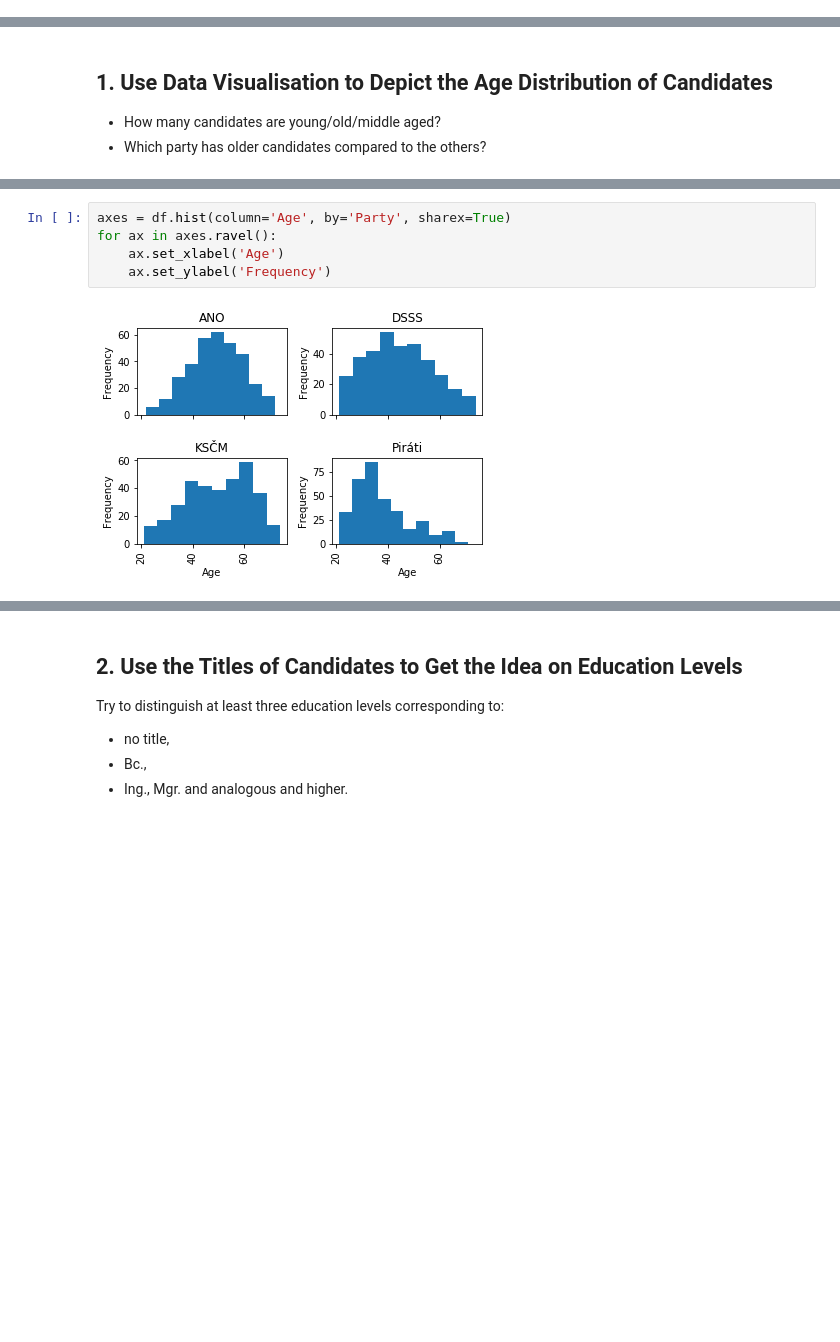
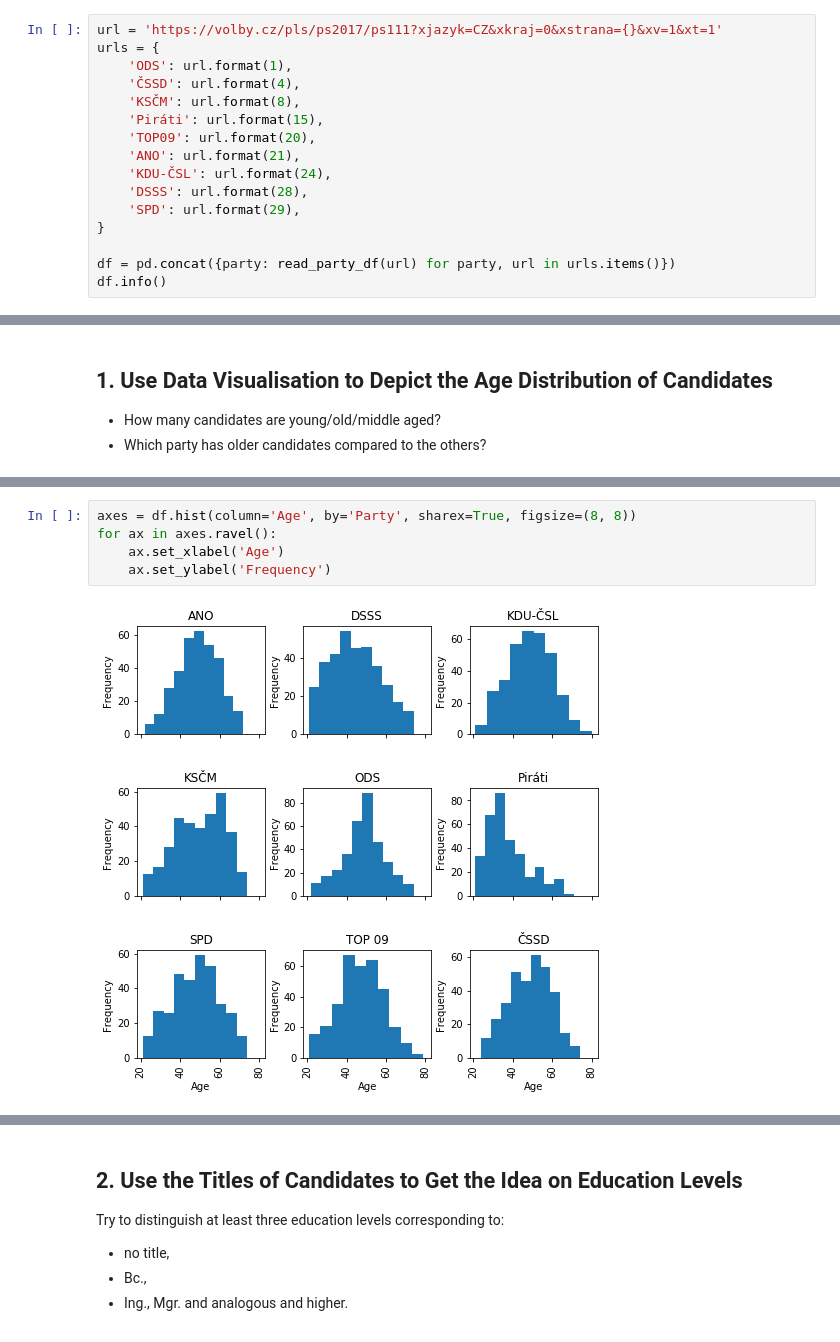
Before and after one commit to podondra/data-preprocessing, a Jupyter notebook: hw1/election-candidates.ipynb, the cells around one changed output, grey strips where cells are left out. Saved outputs shown, nothing was run; the diff lists cells and outputs as text; blank space fills up the shorter version.

```diff
--- a/hw1/election-candidates.ipynb
+++ b/hw1/election-candidates.ipynb
@@ -49,0 +28,16 @@ memory usage: 70.4+ KB
+# %%
+url = 'https://volby.cz/pls/ps2017/ps111?xjazyk=CZ&xkraj=0&xstrana={}&xv=1&xt=1'
+urls = {
+    'ODS': url.format(1),
+    'ČSSD': url.format(4),
+    'KSČM': url.format(8),
+    'Piráti': url.format(15),
+    'TOP09': url.format(20),
+    'ANO': url.format(21),
+    'KDU-ČSL': url.format(24),
+    'DSSS': url.format(28),
+    'SPD': url.format(29),
+}
+
+df = pd.concat({party: read_party_df(url) for party, url in urls.items()})
+df.info()
@@ -72,10 +104,10 @@ df['Age'].groupby(level=0).describe()
 # %%
-axes = df.hist(column='Age', by='Party', sharex=True)
+axes = df.hist(column='Age', by='Party', sharex=True, figsize=(8, 8))
 for ax in axes.ravel():
     ax.set_xlabel('Age')
     ax.set_ylabel('Frequency')
 # %% [output]
-[figure, old version]
+[figure, new version]
 # %%
 ax = df.boxplot(column='Age', by='Party')
 ax.set_title('')
```
Also changed, not shown: parts of 15 cells of this notebook.
